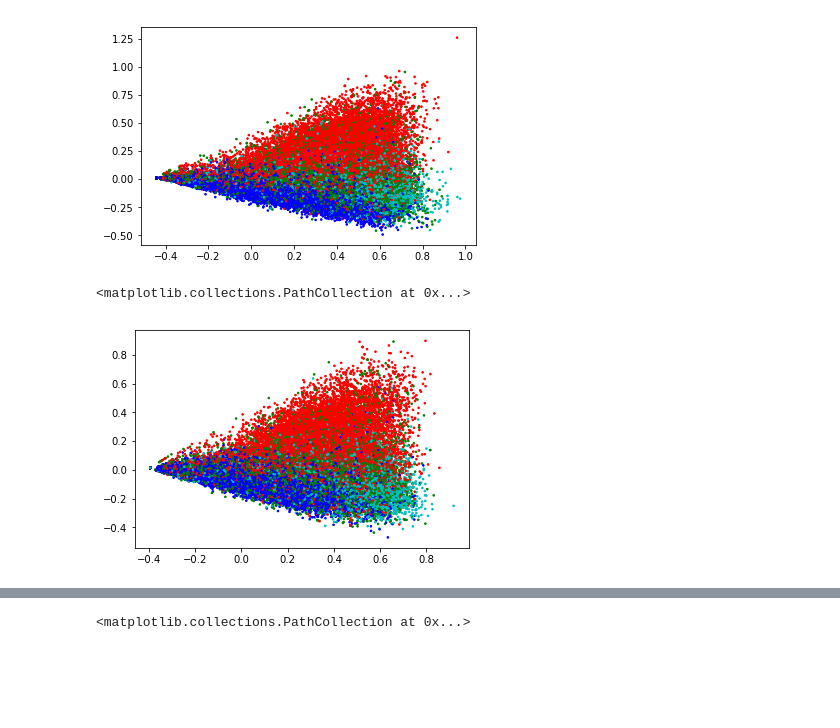
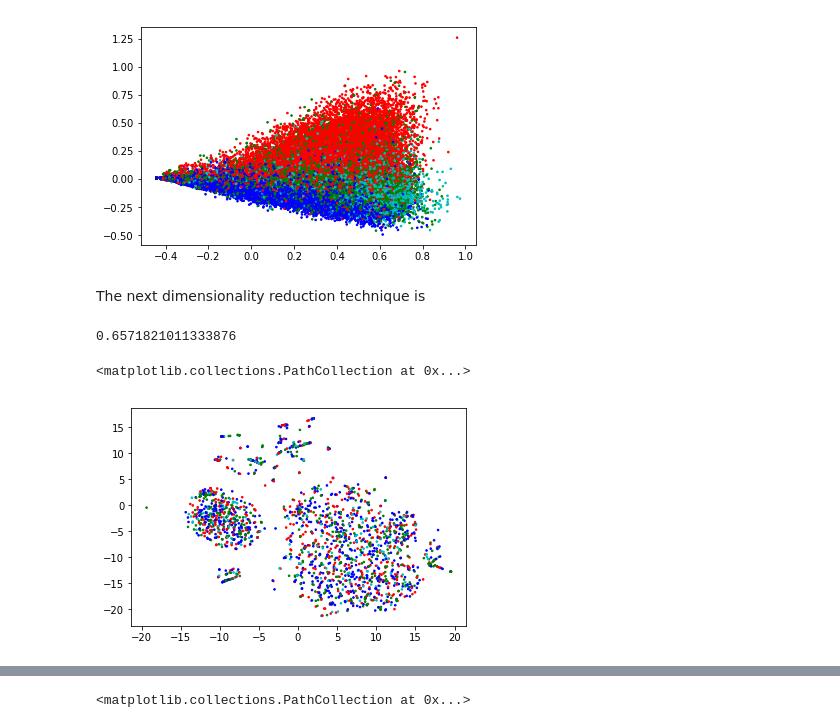
Before and after one commit to hershaw/hackathon-5-prep-private, a Jupyter notebook: word2vec.ipynb, the cells around one changed output, grey strips where cells are left out. Saved outputs shown, nothing was run; the diff lists cells and outputs as text; code cells hidden in the pictures; blank space fills up the shorter version.

```diff
--- a/word2vec.ipynb
+++ b/word2vec.ipynb
@@ -234,10 +236,21 @@ plt.scatter(reduced_data[:,0], reduced_data[:,1], marker='.', c=colors, s=size)
 # %% [output]
 <matplotlib.collections.PathCollection at 0x...>
 [figure]
+# %% [markdown]
+The next dimensionality reduction technique is
+# %%
+sample_idxs = random.sample(range(1, 100000), 2000)
+
+pca = PCA(n_components=50)
+subsample_weighted_vectors = pca.fit_transform(weighted_vectors)[sample_idxs]
+# %%
+pca.explained_variance_ratio_.cumsum()[-1]
+# %% [output]
+0.6571821011333876
 # %%
-reduced_data = PCA(n_components=2).fit_transform(vectorized)
+reduced_data = TSNE(n_components=2, perplexity=50, n_iter=5000).fit_transform(subsample_weighted_vectors)
 
 plt.scatter(reduced_data[:,0], reduced_data[:,1], marker='.', c=colors, s=size)
 # %% [output]
 <matplotlib.collections.PathCollection at 0x...>
-[figure, old version]
+[figure, new version]
```
Also changed, not shown: parts of 9 cells of this notebook.
